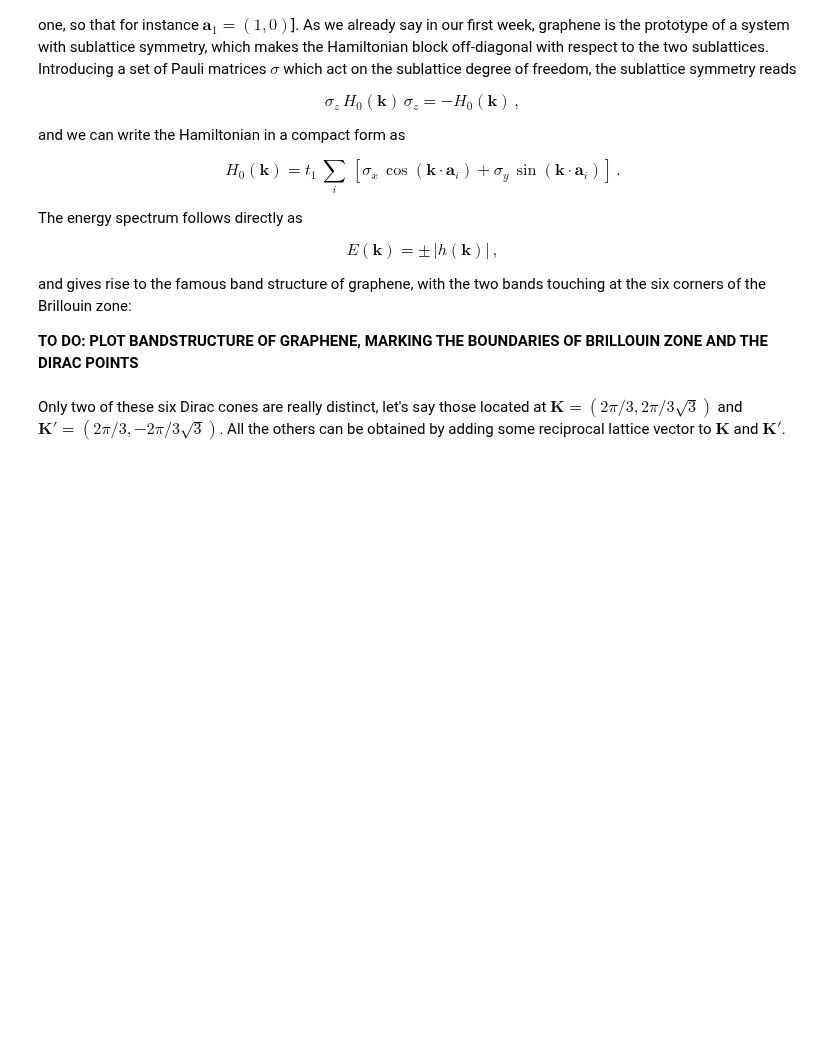
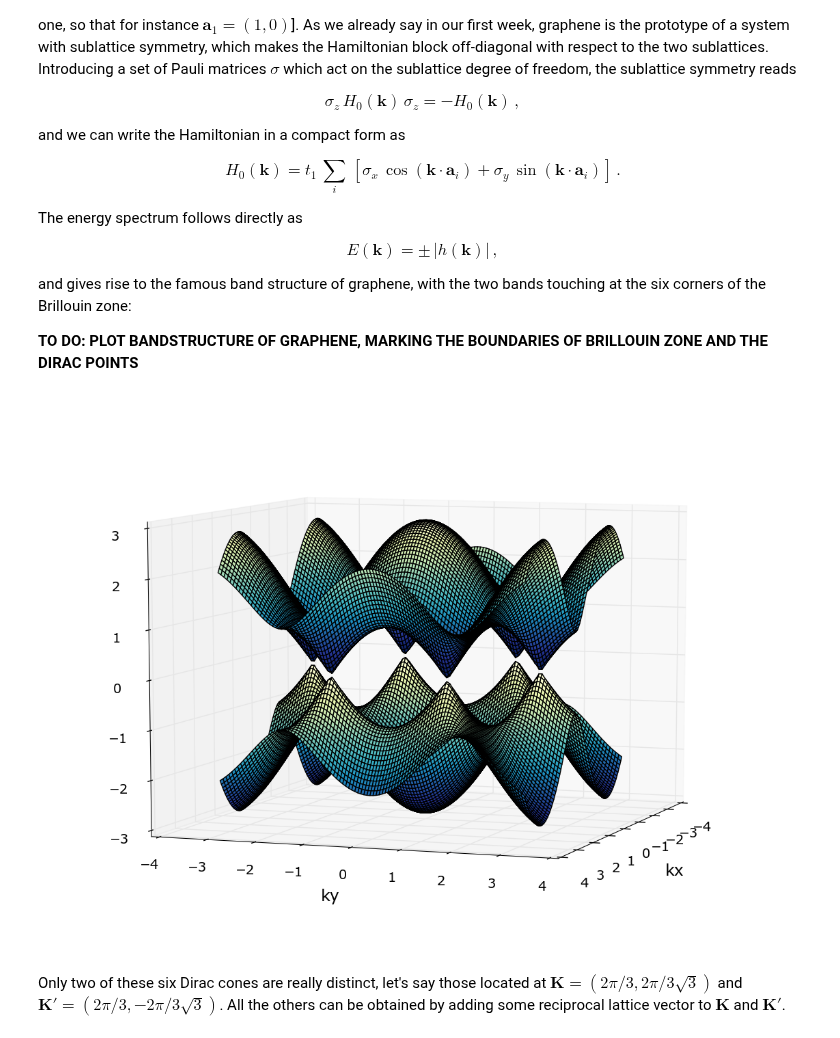
Before and after one commit to topocm/topocm_content, a Jupyter notebook: w4_haldane/haldane_model.ipynb, the cells around one changed output. Cells and saved outputs as stored; diff of their text form; code cells hidden in the pictures; blank space fills up the shorter version.

Commit message:
haldane plot

```diff
--- a/w4_haldane/haldane_model.ipynb
+++ b/w4_haldane/haldane_model.ipynb
@@ -64,6 +186,19 @@ $$E(\mathbf{k}) = \pm \,\left|h(\mathbf{k})\right|\,,$$
 and gives rise to the famous band structure of graphene, with the two bands touching at the six corners of the Brillouin zone:
 
 **TO DO: PLOT BANDSTRUCTURE OF GRAPHENE, MARKING THE BOUNDARIES OF BRILLOUIN ZONE AND THE DIRAC POINTS**
+# %%
+par = SimpleNamespace(t=1.0, t_nnn=0.0, m=0.0, kx=0.0, ky=0.0)
+sys = Haldane_infinite()
+
+KX = np.linspace(-np.pi, np.pi, 101)
+KY = KX
+
+KX, KY = np.meshgrid(KX, KY)
+energies = evaluate_on_grid(KX, KY, dispersion_func(sys, par))
+
+plot_two(KX, KY, [energies[0], energies[1]], angle=(8,20))
+# %% [output]
+[figure, added]
 # %% [markdown]
 Only two of these six Dirac cones are really distinct, let's say those located at $\mathbf{K}=(2\pi/3, 2\pi/3\sqrt{3})$ and $\mathbf{K}'=(2\pi/3, -2\pi/3\sqrt{3})$. All the others can be obtained by adding some reciprocal lattice vector to $\mathbf{K}$ and $\mathbf{K}'$.
 # %% [markdown]
```
Also changed, not shown: parts of 14 cells of this notebook, 6 other files.
